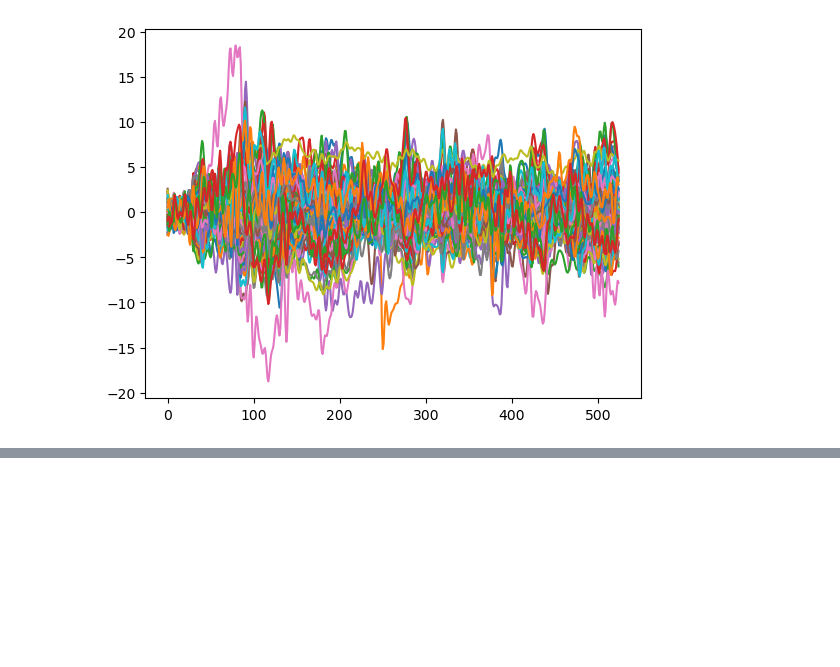
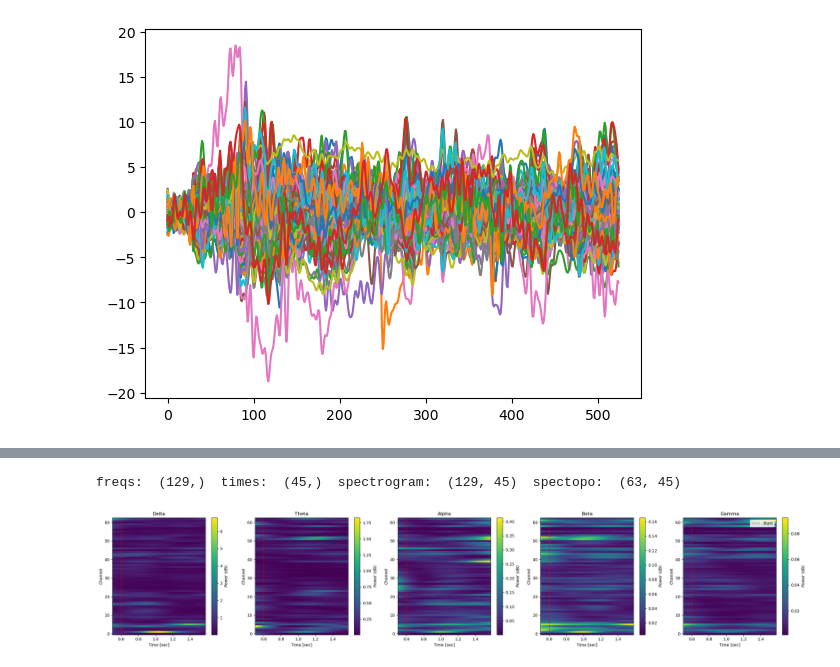
Before and after one commit to shivam-199/EEG-based-BCI-for-grasp-prediction, a Jupyter notebook: Code/preprocessing.ipynb, the cells around one changed output, grey strips where cells are left out. Cells and saved outputs as stored; diff of their text form; code cells hidden in the pictures; blank space fills up the shorter version.

```diff
--- a/Code/preprocessing.ipynb
+++ b/Code/preprocessing.ipynb
@@ -236,0 +286,33 @@ TypeError: Image data of dtype object cannot be converted to float
+# %%
+def get_band_pass_eeg(eeg, sf, band):
+    b, a = butter(4, [band[0] / (sf / 2), band[1] / (sf / 2)], btype='band')
+    return filtfilt(b, a, eeg, axis=1)
+
+def plot_spectopo_bandwise(eeg, eeg_plt_key, sf, bands=[(0.5, 4, 'Delta'), (4, 8, 'Theta'), (8, 12, 'Alpha'), (12, 30, 'Beta'), (30, 45, 'Gamma')]):
+    f, ax = plt.subplots(1, len(bands), figsize=(25, 5))
+
+    for i, band in enumerate(bands):
+        eeg["band_proc"] = get_band_pass_eeg(eeg[eeg_plt_key], sf, band)
+        all_chan_spec = []
+        for ch in range(eeg["band_proc"].shape[0]):
+            f, t, Sxx = spectrogram(eeg["band_proc"][ch, :], fs=sf, nperseg=256, noverlap=250, window='hann')
+            all_chan_spec.append(np.mean(Sxx[(f >= band[0]) & (f < band[1]), :], axis=0))
+        all_chan_spec = np.array(all_chan_spec)
+
+        im = ax[i].pcolormesh(t, np.arange(0, all_chan_spec.shape[0]), all_chan_spec, cmap='viridis')
+        ax[i].set_title(band[2])
+        ax[i].set_ylabel('Channel')
+        ax[i].set_xlabel('Time [sec]')
+        ax[i].axline((0.6, 0), (0.6, 1), color='red', ls="--", lw=1, label="Start")
+        # ax[i].axline((0.6, 0), (1), color='black', ls="-", lw=1)
+        cbar = plt.colorbar(im, ax=ax[i])
+        cbar.set_label("Power (dB)")
+        ax[i].legend()
+    print("freqs: ", f.shape, " times: ", t.shape, " spectrogram: ", Sxx.shape, " spectopo: ", all_chan_spec.shape)
+    plt.tight_layout()
+    plt.show()
+
+plot_spectopo_bandwise(trial_data, "eeg_bad_chan", 250)
+# %% [output]
+freqs:  (129,)  times:  (45,)  spectrogram:  (129, 45)  spectopo:  (63, 45)
+[figure, added]
```
Also changed, not shown: parts of 6 cells of this notebook, 1 other file.
